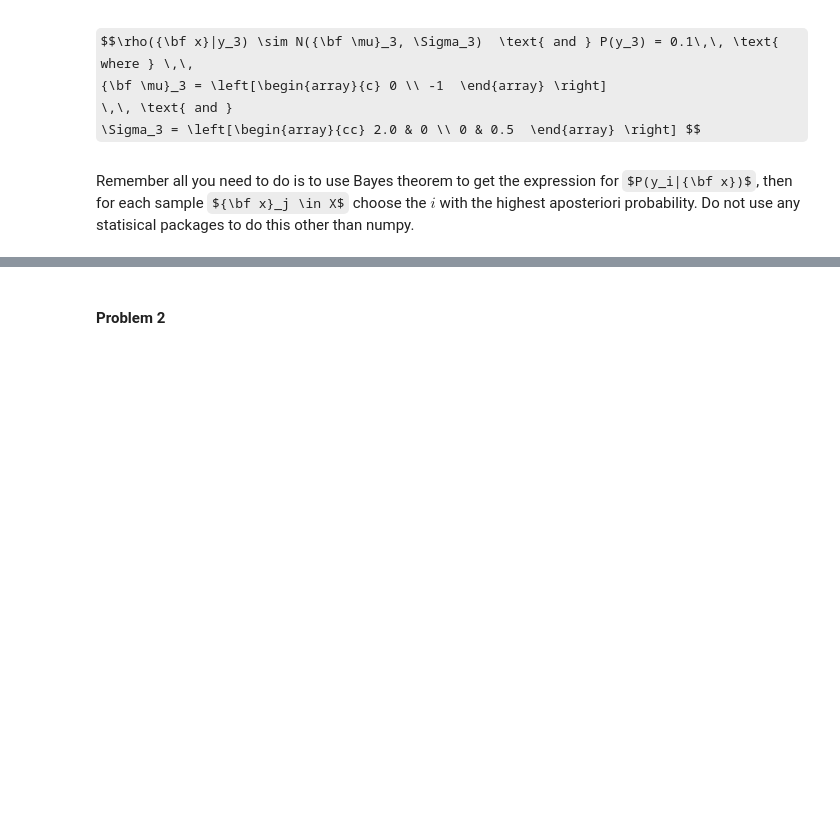
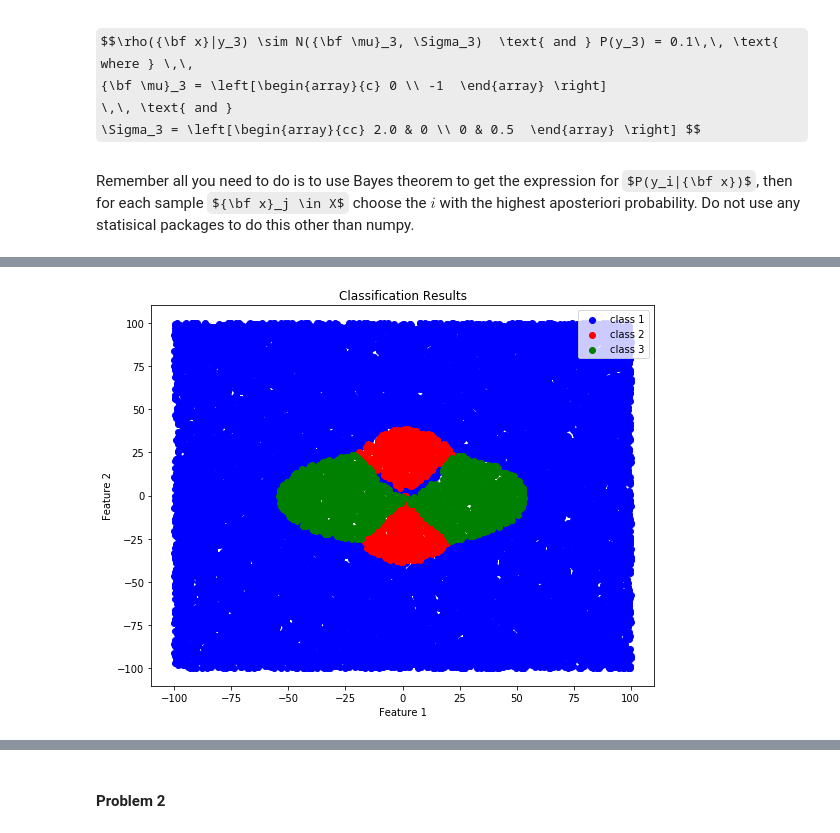
Before and after one commit to dsikka/DL4CV, a Jupyter notebook: HW1/HW1.ipynb, the cells around one changed output, grey strips where cells are left out. Saved outputs shown, nothing was run; the diff lists cells and outputs as text; code cells hidden in the pictures; some formulas as TeX source; blank space fills up the shorter version.

```diff
--- a/HW1/HW1.ipynb
+++ b/HW1/HW1.ipynb
@@ -106,0 +118,15 @@ plt.show()
+# %%
+lower_x_bound = -100
+lower_y_bound = -100
+upper_x_bound = 100
+upper_y_bound = 100
+
+num_points = 25000
+
+lower_bounds = [lower_x_bound, lower_y_bound]
+upper_bounds = [upper_x_bound, upper_x_bound]
+
+data_points = np.random.uniform(low=lower_bounds, high=upper_bounds, size=(num_points,2))
+determine_boundaries(data_points)
+# %% [output]
+[figure, added]
```
Also changed, not shown: parts of 16 cells of this notebook.
